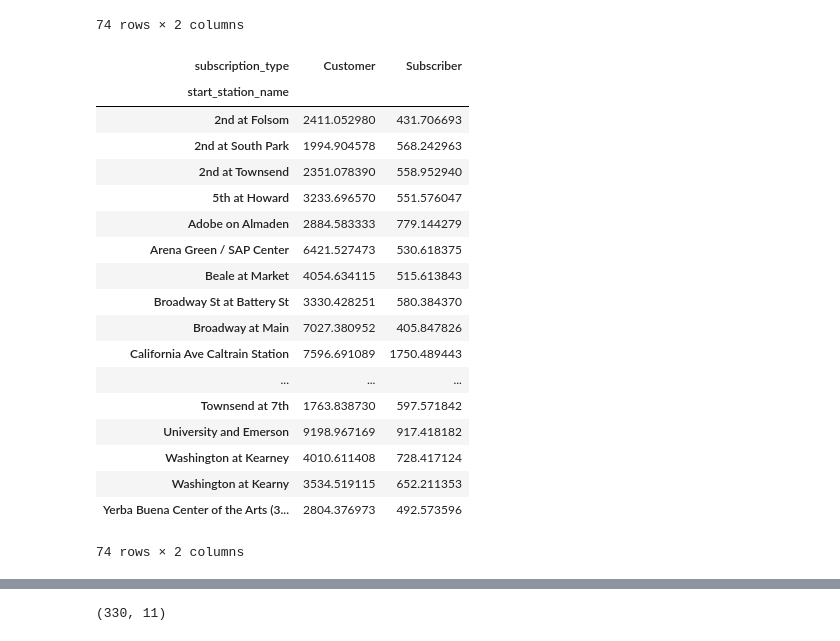
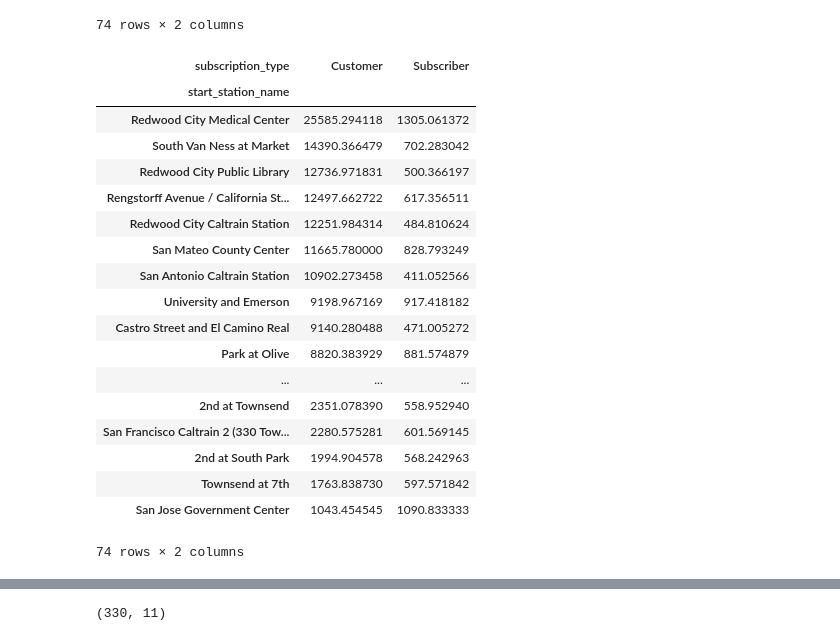
Before and after one commit to blindseth/dadata, a Jupyter notebook: SFBikeShare/derailleur.ipynb, the cells around one changed output, grey strips where cells are left out. Drawn from its saved outputs; the diff is of its cells as text; code cells hidden in the pictures.

```diff
--- a/SFBikeShare/derailleur.ipynb
+++ b/SFBikeShare/derailleur.ipynb
@@ -162,28 +162,28 @@ df_trip.pivot_table('id', index='start_station_name',columns='subscription_type'
 | San Jose Government Center | 11 | 12 |
 74 rows × 2 columns
 # %%
-# pivot by duration & subscription type. need to validate
+# pivot by duration & subscription type. need to validate. does duration work the same way for both customer types?
 
-df_trip.pivot_table('duration',index='start_station_name',columns='subscription_type')
+df_trip.pivot_table('duration',index='start_station_name',columns='subscription_type').sort_values(by='Customer', ascending=False)
 # %% [output]
 | subscription_type | Customer | Subscriber |
 | start_station_name |  |  |
-| 2nd at Folsom | 2411.052980 | 431.706693 |
+| Redwood City Medical Center | 25585.294118 | 1305.061372 |
+| South Van Ness at Market | 14390.366479 | 702.283042 |
+| Redwood City Public Library | 12736.971831 | 500.366197 |
+| Rengstorff Avenue / California St... | 12497.662722 | 617.356511 |
+| Redwood City Caltrain Station | 12251.984314 | 484.810624 |
+| San Mateo County Center | 11665.780000 | 828.793249 |
+| San Antonio Caltrain Station | 10902.273458 | 411.052566 |
+| University and Emerson | 9198.967169 | 917.418182 |
+| Castro Street and El Camino Real | 9140.280488 | 471.005272 |
+| Park at Olive | 8820.383929 | 881.574879 |
+| ... | ... | ... |
+| 2nd at Townsend | 2351.078390 | 558.952940 |
+| San Francisco Caltrain 2 (330 Tow... | 2280.575281 | 601.569145 |
 | 2nd at South Park | 1994.904578 | 568.242963 |
-| 2nd at Townsend | 2351.078390 | 558.952940 |
-| 5th at Howard | 3233.696570 | 551.576047 |
-| Adobe on Almaden | 2884.583333 | 779.144279 |
-| Arena Green / SAP Center | 6421.527473 | 530.618375 |
-| Beale at Market | 4054.634115 | 515.613843 |
-| Broadway St at Battery St | 3330.428251 | 580.384370 |
-| Broadway at Main | 7027.380952 | 405.847826 |
-| California Ave Caltrain Station | 7596.691089 | 1750.489443 |
-| ... | ... | ... |
 | Townsend at 7th | 1763.838730 | 597.571842 |
-| University and Emerson | 9198.967169 | 917.418182 |
-| Washington at Kearney | 4010.611408 | 728.417124 |
-| Washington at Kearny | 3534.519115 | 652.211353 |
-| Yerba Buena Center of the Arts (3... | 2804.376973 | 492.573596 |
+| San Jose Government Center | 1043.454545 | 1090.833333 |
 74 rows × 2 columns
 # %%
 # short trip ---
```
